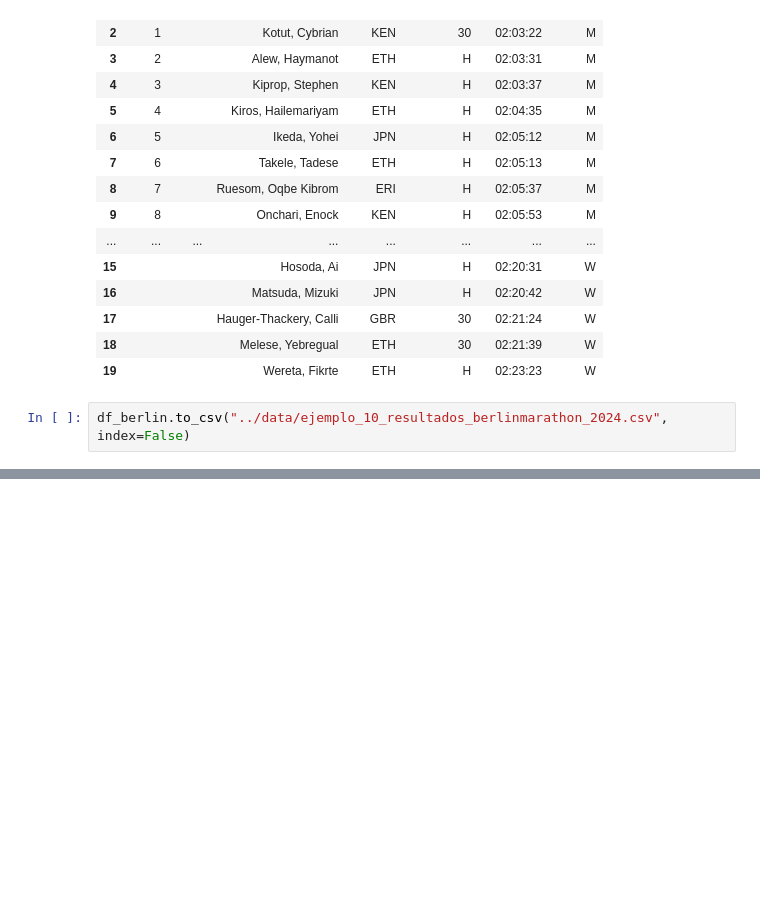
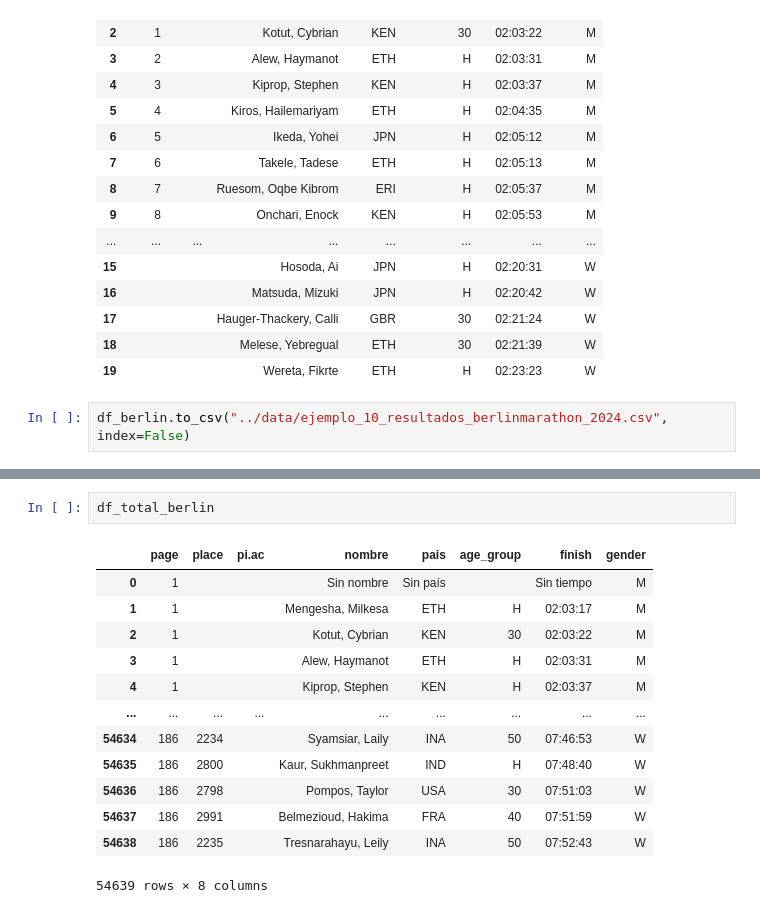
Before and after one commit to Gonzalo8julian/16.PROYECTO_FINAL, a Jupyter notebook: 2. ETL Y PREPROCESAMIENTO/jupyters/scrap_berlinmarathon.ipynb, the cells around one changed output, grey strips where cells are left out. Cells and saved outputs as stored; diff of their text form; blank space fills up the shorter version.

Commit message:
Scrapeo final Boston, Chicago y Berlin

```diff
--- a/2. ETL Y PREPROCESAMIENTO/jupyters/scrap_berlinmarathon.ipynb
+++ b/2. ETL Y PREPROCESAMIENTO/jupyters/scrap_berlinmarathon.ipynb
@@ -184,0 +276,16 @@ df_berlin.to_csv("../data/ejemplo_10_resultados_berlinmarathon_2024.csv", index=
+# %%
+df_total_berlin
+# %% [output]
+|  | page | place | pi.ac | nombre | pais | age_group | finish | gender |
+| 0 | 1 |  |  | Sin nombre | Sin país |  | Sin tiempo | M |
+| 1 | 1 |  |  | Mengesha, Milkesa | ETH | H | 02:03:17 | M |
+| 2 | 1 |  |  | Kotut, Cybrian | KEN | 30 | 02:03:22 | M |
+| 3 | 1 |  |  | Alew, Haymanot | ETH | H | 02:03:31 | M |
+| 4 | 1 |  |  | Kiprop, Stephen | KEN | H | 02:03:37 | M |
+| ... | ... | ... | ... | ... | ... | ... | ... | ... |
+| 54634 | 186 | 2234 |  | Syamsiar, Laily | INA | 50 | 07:46:53 | W |
+| 54635 | 186 | 2800 |  | Kaur, Sukhmanpreet | IND | H | 07:48:40 | W |
+| 54636 | 186 | 2798 |  | Pompos, Taylor | USA | 30 | 07:51:03 | W |
+| 54637 | 186 | 2991 |  | Belmezioud, Hakima | FRA | 40 | 07:51:59 | W |
+| 54638 | 186 | 2235 |  | Tresnarahayu, Leily | INA | 50 | 07:52:43 | W |
+54639 rows × 8 columns
```
Also changed, not shown: parts of 2 cells of this notebook, 7 other files.
